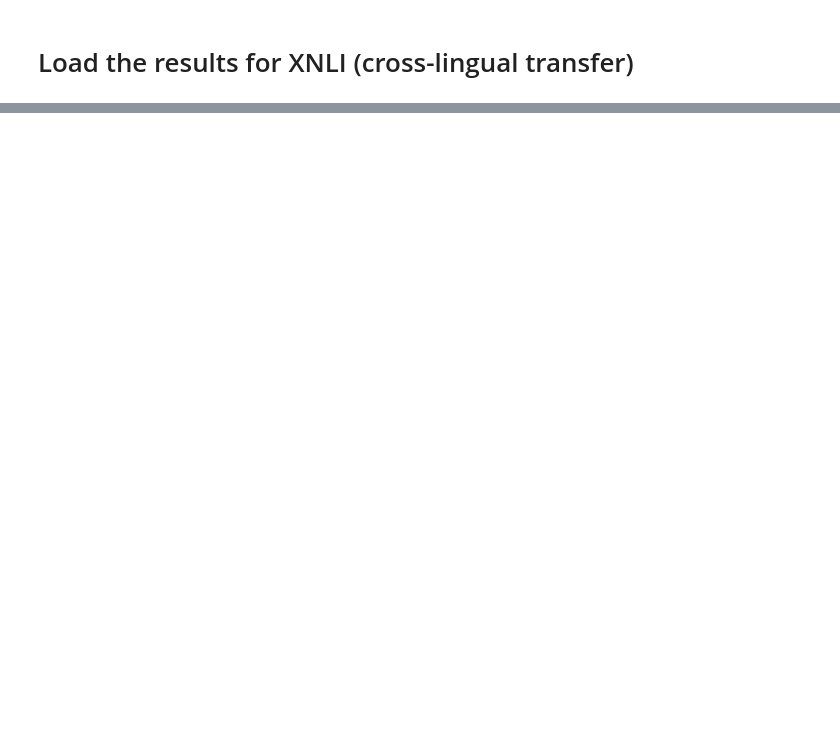
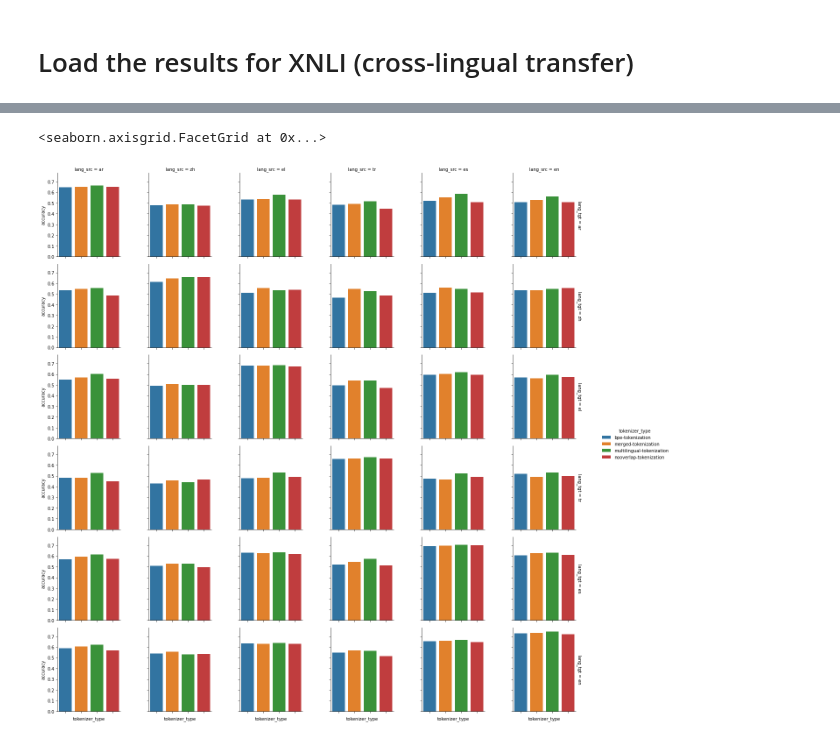
Before and after one commit to tomlimi/entangled_in_scripts, a Jupyter notebook: src/notebooks/3_xnli_results.ipynb, the cells around one changed output, grey strips where cells are left out. Saved outputs shown, nothing was run; the diff lists cells and outputs as text; code cells hidden in the pictures; blank space fills up the shorter version.

```diff
--- a/src/notebooks/3_xnli_results.ipynb
+++ b/src/notebooks/3_xnli_results.ipynb
@@ -104,0 +118,13 @@ for tok_type in tokenizer_types:
+# %%
+# plot barplot FacetGrid for lang_src and lang_tgt with tokenizer_type as hue and accuracy as value
+# 45 deg rotation for xticks
+g = sns.FacetGrid(df, col="lang_src", row="lang_tgt", hue="tokenizer_type", margin_titles=True)
+g.map(sns.barplot, "tokenizer_type", "accuracy", order=tokenizer_types)
+# g.set_xticklabels(rotation=45)
+for axes in g.axes.flat:
+    _ = axes.set_xticklabels(axes.get_xticklabels(), rotation=45)
+# show legend
+g.add_legend()
+# %% [output]
+<seaborn.axisgrid.FacetGrid at 0x...>
+[figure, added]
```
Also changed, not shown: parts of 8 cells of this notebook, 2 other files.
